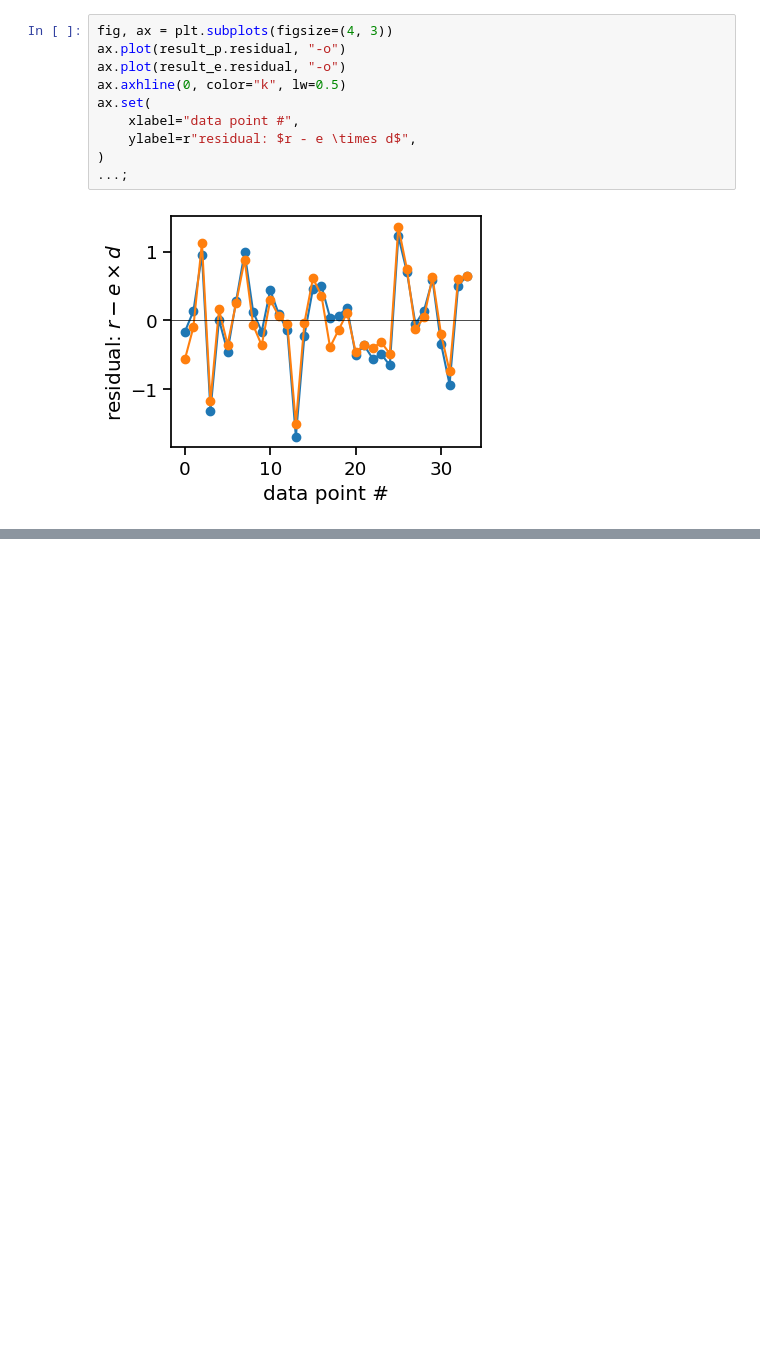
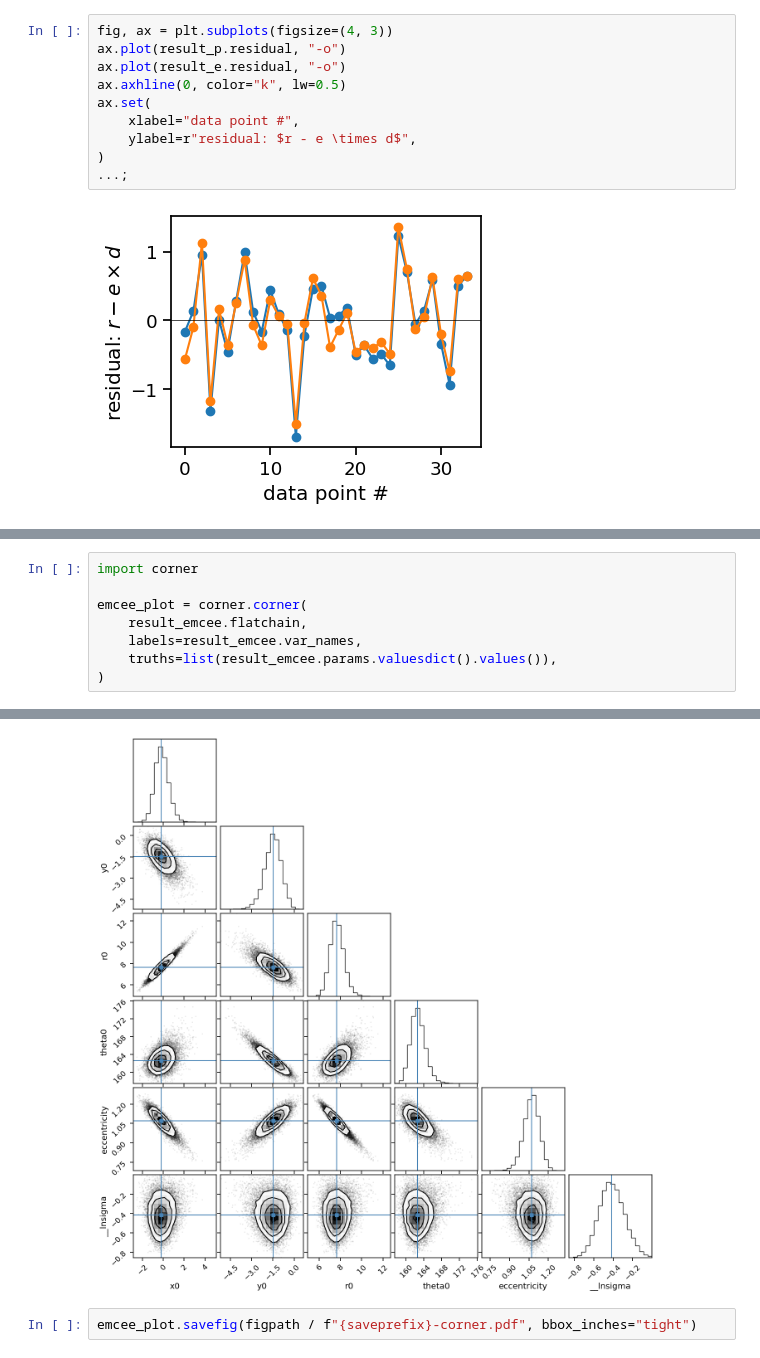
Before and after one commit to div-B-equals-0/confitti, a Jupyter notebook: notebooks/demo03-proplyd.ipynb, the cells around one changed output, grey strips where cells are left out. Saved outputs shown, nothing was run; the diff lists cells and outputs as text; blank space fills up the shorter version.

```diff
--- a/notebooks/demo03-proplyd.ipynb
+++ b/notebooks/demo03-proplyd.ipynb
@@ -164,0 +233,9 @@ ax.set(
+# %%
+import corner
+
+emcee_plot = corner.corner(
+    result_emcee.flatchain,
+    labels=result_emcee.var_names,
+    truths=list(result_emcee.params.valuesdict().values()),
+)
+# %% [output]
@@ -164,0 +243,3 @@ ax.set(
+[figure, added]
+# %%
+emcee_plot.savefig(figpath / f"{saveprefix}-corner.pdf", bbox_inches="tight")
```
Also changed, not shown: parts of 21 cells of this notebook, 13 other files.
